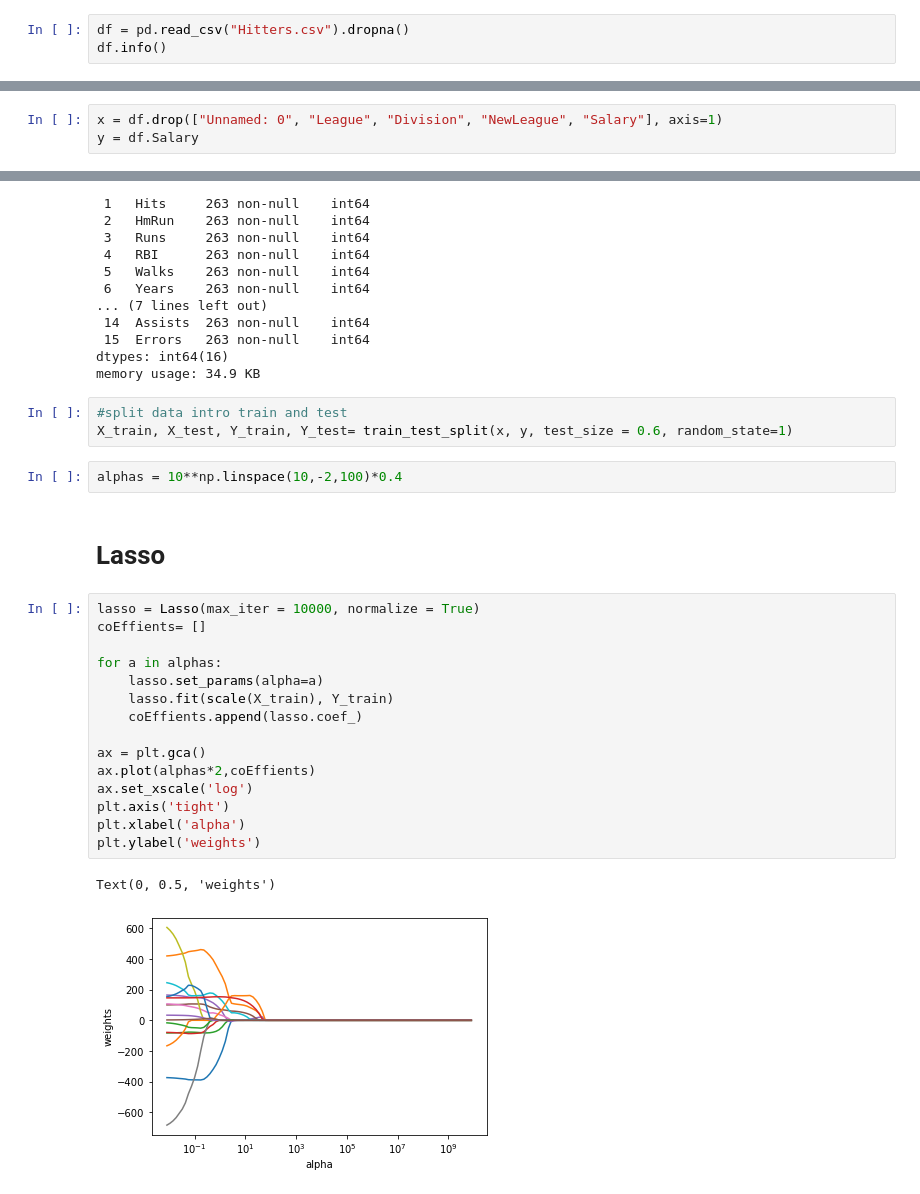
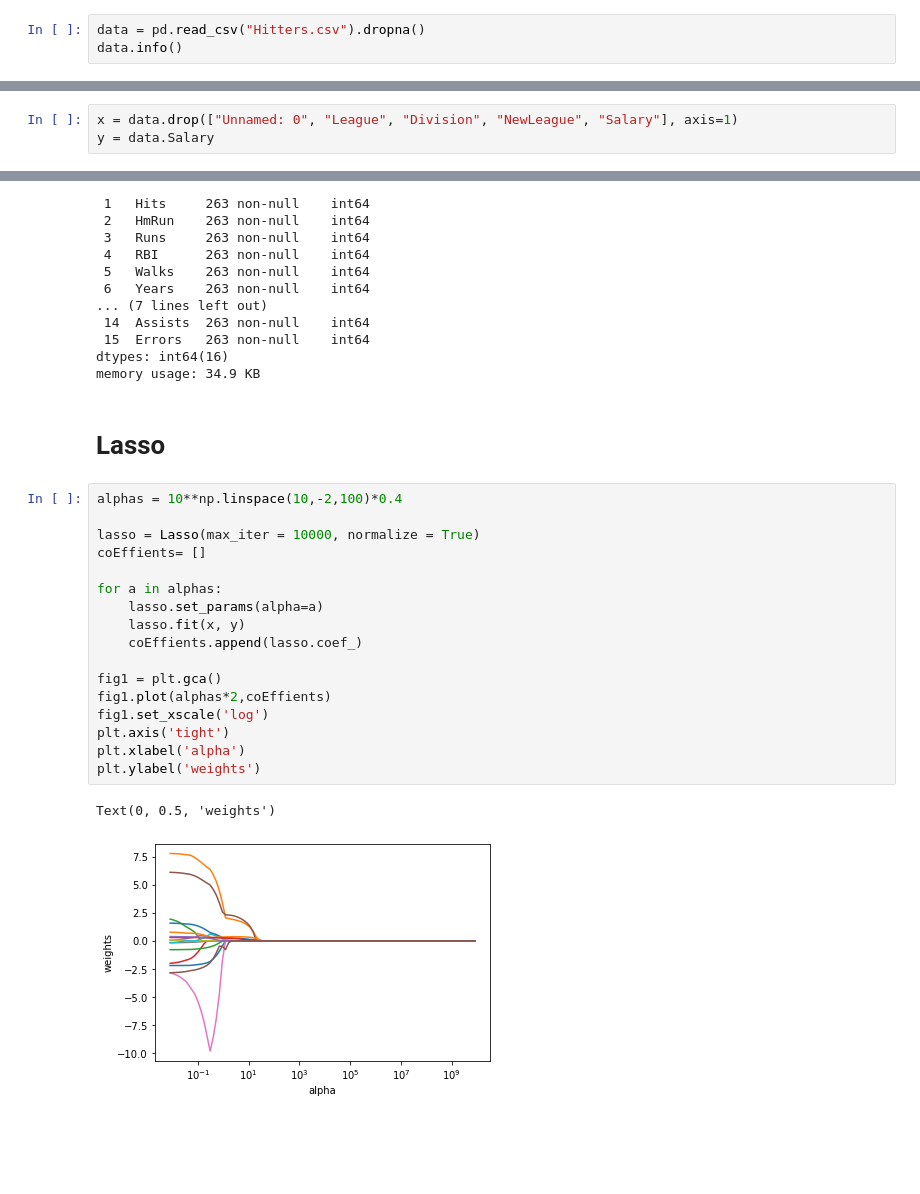
Before and after one commit to Tianjiao-Yu/anly590, a Jupyter notebook: HW1.ipynb, the cells around one changed output, grey strips where cells are left out. Drawn from its saved outputs; the diff is of its cells as text; blank space fills up the shorter version.

```diff
--- a/HW1.ipynb
+++ b/HW1.ipynb
@@ -8,8 +8,8 @@ from sklearn.model_selection import train_test_split
 from sklearn.linear_model import Ridge, RidgeCV, Lasso, LassoCV
 from sklearn.metrics import mean_squared_error
 # %%
-df = pd.read_csv("Hitters.csv").dropna()
-df.info()
+data = pd.read_csv("Hitters.csv").dropna()
+data.info()
 # %% [output]
 <class 'pandas.core.frame.DataFrame'>
 Int64Index: 263 entries, 1 to 321
@@ -29,8 +29,8 @@ Data columns (total 21 columns):
 dtypes: float64(1), int64(16), object(4)
 memory usage: 45.2+ KB
 # %%
-x = df.drop(["Unnamed: 0", "League", "Division", "NewLeague", "Salary"], axis=1)
-y = df.Salary
+x = data.drop(["Unnamed: 0", "League", "Division", "NewLeague", "Salary"], axis=1)
+y = data.Salary
 # %%
 x.info()
 # %% [output]
@@ -51,28 +51,25 @@ Data columns (total 16 columns):
  15  Errors   263 non-null    int64
 dtypes: int64(16)
 memory usage: 34.9 KB
-# %%
-#split data intro train and test
-X_train, X_test, Y_train, Y_test= train_test_split(x, y, test_size = 0.6, random_state=1)
-# %%
-alphas = 10**np.linspace(10,-2,100)*0.4
 # %% [markdown]
 # Lasso
 # %%
+alphas = 10**np.linspace(10,-2,100)*0.4
+
 lasso = Lasso(max_iter = 10000, normalize = True)
 coEffients= []
 
 for a in alphas:
     lasso.set_params(alpha=a)
-    lasso.fit(scale(X_train), Y_train)
+    lasso.fit(x, y)
     coEffients.append(lasso.coef_)
 
-ax = plt.gca()
-ax.plot(alphas*2,coEffients)
-ax.set_xscale('log')
+fig1 = plt.gca()
+fig1.plot(alphas*2,coEffients)
+fig1.set_xscale('log')
 plt.axis('tight')
 plt.xlabel('alpha')
 plt.ylabel('weights')
 # %% [output]
 Text(0, 0.5, 'weights')
-[figure, old version]
+[figure, new version]
```
Also changed, not shown: parts of 12 cells of this notebook.
